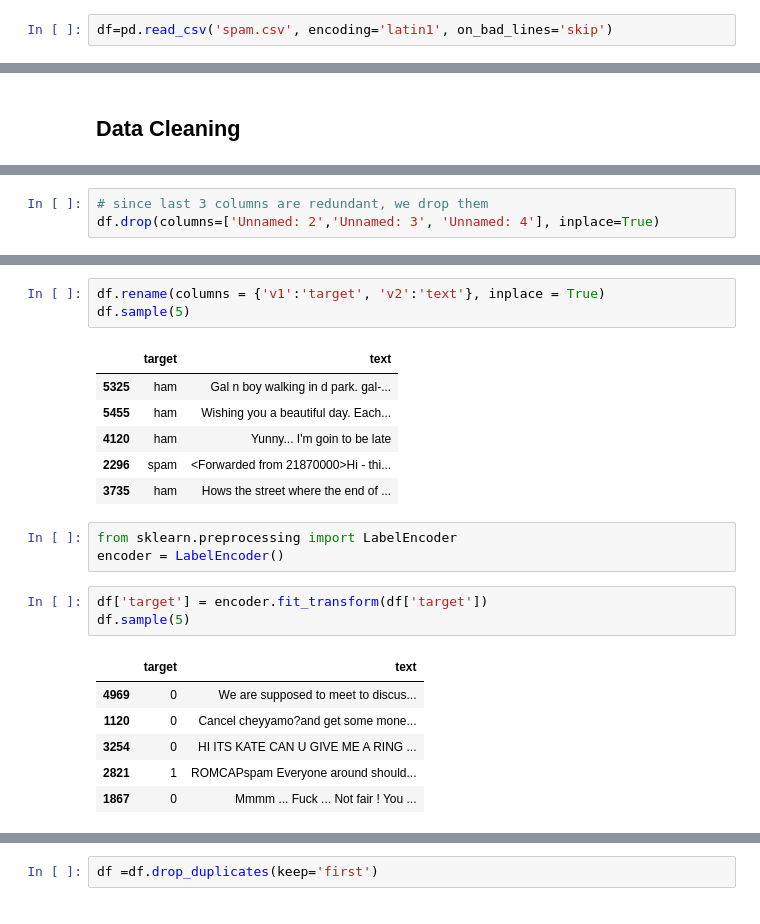
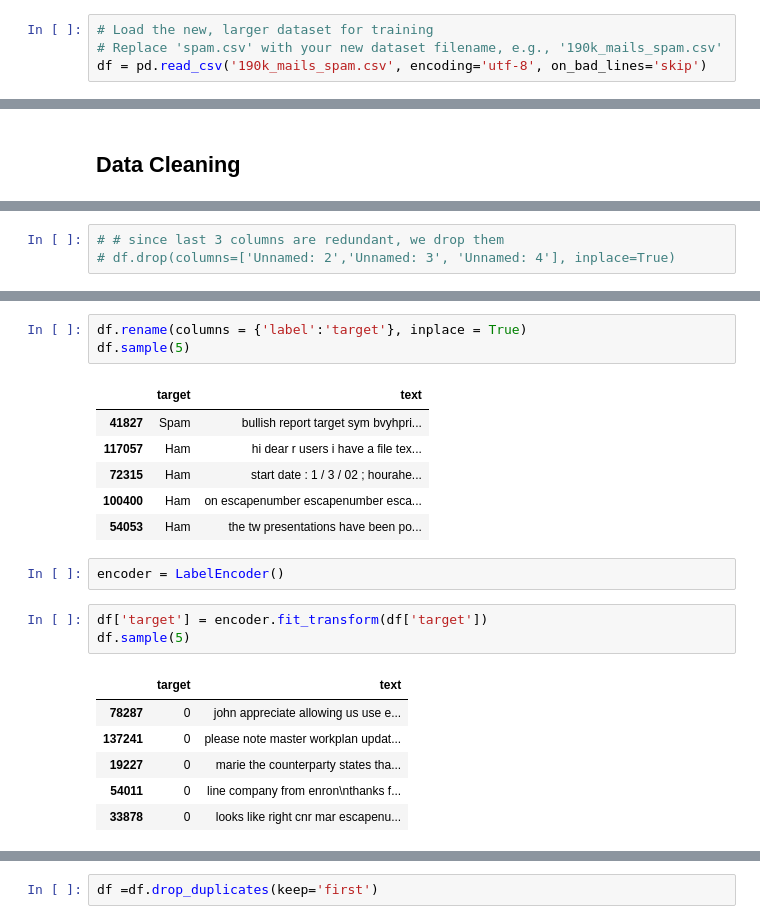
Before and after one commit to NiikhilRaj/email-spam-classifier, a Jupyter notebook: spam-detection.ipynb, the cells around one changed output, grey strips where cells are left out. Saved outputs shown, nothing was run; the diff lists cells and outputs as text.

```diff
--- a/spam-detection.ipynb
+++ b/spam-detection.ipynb
@@ -4,2 +23,4 @@ import pandas as pd
 # %%
-df=pd.read_csv('spam.csv', encoding='latin1', on_bad_lines='skip')
+# Load the new, larger dataset for training
+# Replace 'spam.csv' with your new dataset filename, e.g., '190k_mails_spam.csv'
+df = pd.read_csv('190k_mails_spam.csv', encoding='utf-8', on_bad_lines='skip')
@@ -36,3 +41,3 @@ memory usage: 217.8+ KB
 # %%
-# since last 3 columns are redundant, we drop them
-df.drop(columns=['Unnamed: 2','Unnamed: 3', 'Unnamed: 4'], inplace=True)
+# # since last 3 columns are redundant, we drop them
+# df.drop(columns=['Unnamed: 2','Unnamed: 3', 'Unnamed: 4'], inplace=True)
@@ -48,23 +44,22 @@ df.sample(5)
 # %%
-df.rename(columns = {'v1':'target', 'v2':'text'}, inplace = True)
+df.rename(columns = {'label':'target'}, inplace = True)
 df.sample(5)
 # %% [output]
 |  | target | text |
-| 5325 | ham | Gal n boy walking in d park. gal-... |
-| 5455 | ham | Wishing you a beautiful day. Each... |
-| 4120 | ham | Yunny... I'm goin to be late |
-| 2296 | spam | <Forwarded from 21870000>Hi - thi... |
-| 3735 | ham | Hows the street where the end of ... |
+| 41827 | Spam | bullish report target sym bvyhpri... |
+| 117057 | Ham | hi dear r users i have a file tex... |
+| 72315 | Ham | start date : 1 / 3 / 02 ; hourahe... |
+| 100400 | Ham | on escapenumber escapenumber esca... |
+| 54053 | Ham | the tw presentations have been po... |
 # %%
-from sklearn.preprocessing import LabelEncoder
 encoder = LabelEncoder()
 # %%
 df['target'] = encoder.fit_transform(df['target'])
 df.sample(5)
 # %% [output]
 |  | target | text |
-| 4969 | 0 | We are supposed to meet to discus... |
-| 1120 | 0 | Cancel cheyyamo?and get some mone... |
-| 3254 | 0 | HI ITS KATE CAN U GIVE ME A RING ... |
-| 2821 | 1 | ROMCAPspam Everyone around should... |
-| 1867 | 0 | Mmmm ... Fuck ... Not fair ! You ... |
+| 78287 | 0 | john appreciate allowing us use e... |
+| 137241 | 0 | please note master workplan updat... |
+| 19227 | 0 | marie the counterparty states tha... |
+| 54011 | 0 | line company from enron\nthanks f... |
+| 33878 | 0 | looks like right cnr mar escapenu... |
```
Also changed, not shown: parts of 47 cells of this notebook, 18 other files.
